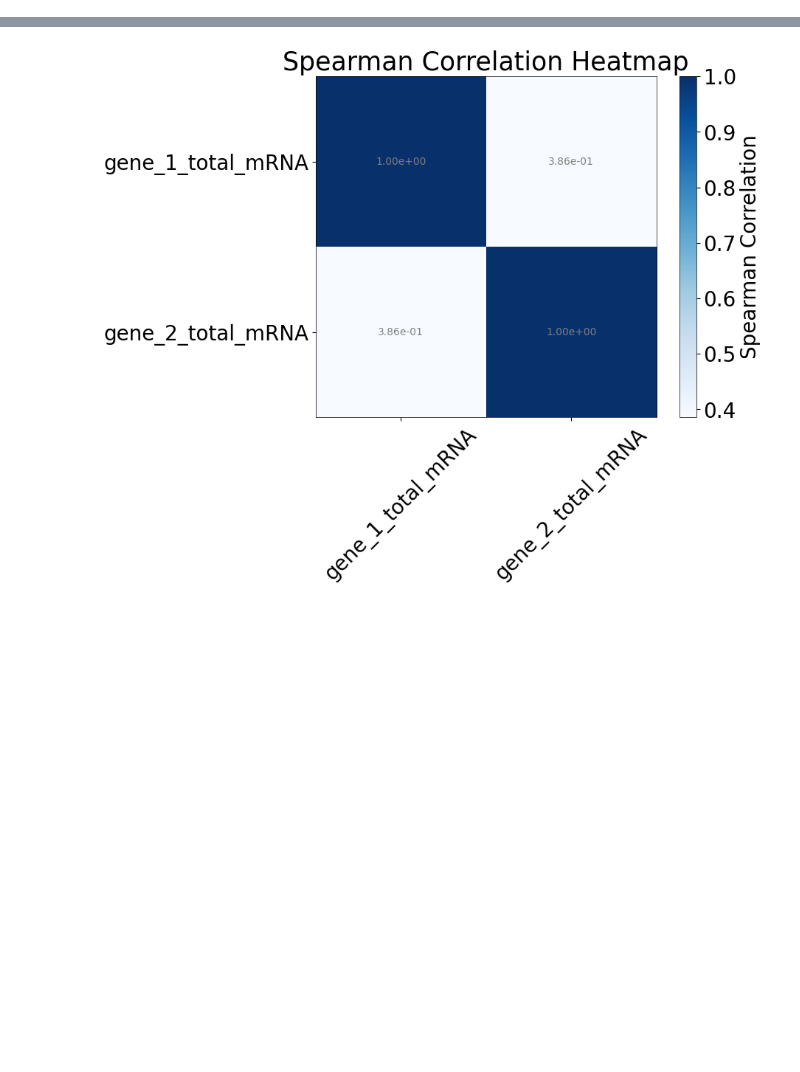
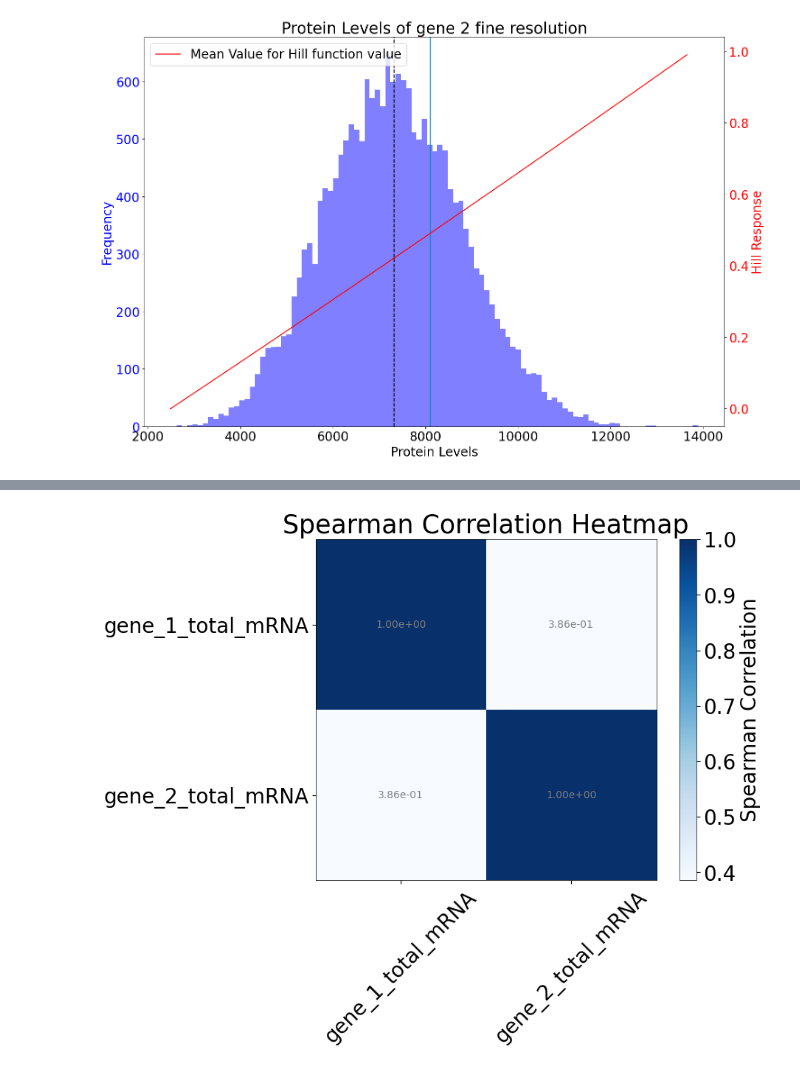
Before and after one commit to Keerthana910234/grnInference, a Jupyter notebook: analysisCode/analyze_new_generated_data.ipynb, the cells around one changed output, grey strips where cells are left out. Saved outputs shown, nothing was run; the diff lists cells and outputs as text; code cells hidden in the pictures; blank space fills up the shorter version.

```diff
--- a/analysisCode/analyze_new_generated_data.ipynb
+++ b/analysisCode/analyze_new_generated_data.ipynb
@@ -156,6 +162,29 @@ k_on_1 = 0.4
 k_on_2 = 0.212
 k_on_eff_1 = k_on_1 + 1*hill_gene_2
 k_on_eff_2 = k_on_2 + 1*hill_gene_1
+# %%
+
+fig, ax1 = plt.subplots()
+
+# Plot histogram on the first y-axis
+ax1.hist(singleTime_df['gene_2_protein'], bins=100, alpha=0.5, label='gene 2 protein', color='blue')
+ax1.set_xlabel('Protein Levels')
+ax1.set_ylabel('Frequency', color='blue')
+ax1.tick_params(axis='y', labelcolor='blue')
+ax1.axvline(singleTime_df['gene_2_protein'].mean(), label = "Actual mean", linestyle = "--", color = "black")
+ax1.axvline(K_gene_2, label = "Theoretical mean")
+
+# Create a second y-axis
+ax2 = ax1.twinx()
+ax2.plot(different_levels_of_reg_df['Protein_Level'], different_levels_of_reg_df['Hill_Response'], color='red', label='Mean Value for Hill function value')
+ax2.set_ylabel('Hill Response', color='red')
+ax2.tick_params(axis='y', labelcolor='red')
+plt.title("Protein Levels of gene 2 fine resolution")
+fig.tight_layout()
+plt.legend()
+plt.show()
+# %% [output]
+[figure, added]
 # %%
 
 fig, ax1 = plt.subplots()
```
Also changed, not shown: parts of 10 cells of this notebook.
